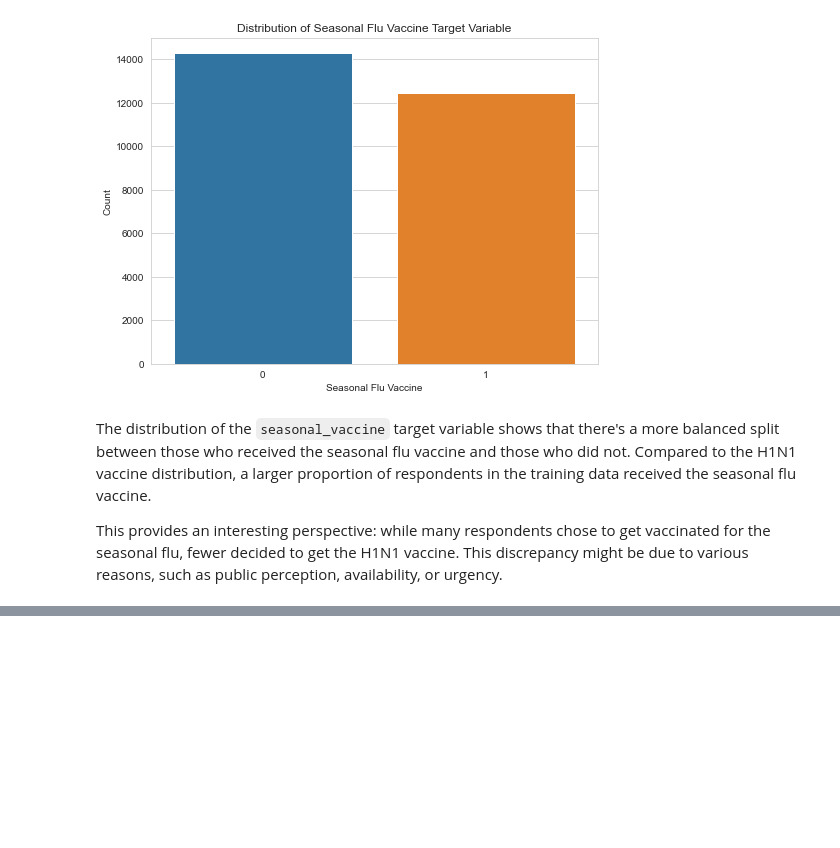
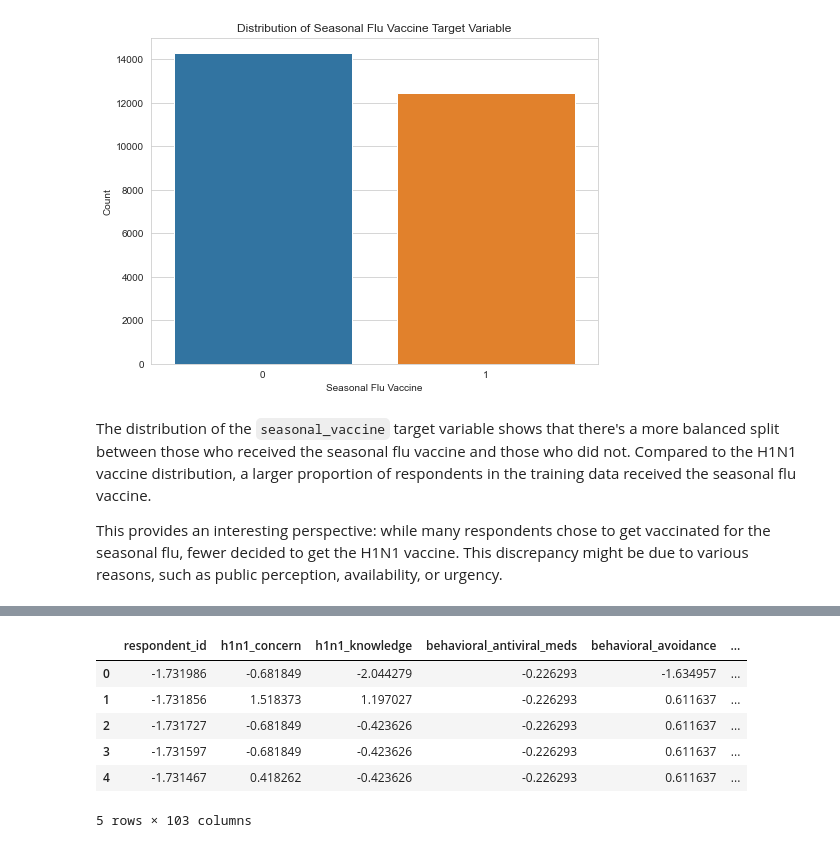
Before and after one commit to Iswana-O/Flu-Shot-Learning-Predict-H1N1-and-Seasonal-Flu-Vaccines, a Jupyter notebook: student.ipynb, the cells around one changed output, grey strips where cells are left out. Drawn from its saved outputs; the diff is of its cells as text; code cells hidden in the pictures; blank space fills up the shorter version.

```diff
--- a/student.ipynb
+++ b/student.ipynb
@@ -474,0 +519,22 @@ This provides an interesting perspective: while many respondents chose to get va
+# %%
+
+# Identifying the numerical columns
+numerical_cols = merged_data.select_dtypes(include=['int64', 'float64']).columns.tolist()
+
+# Excluding target variables from scaling
+numerical_cols = [col for col in numerical_cols if col not in ['h1n1_vaccine', 'seasonal_vaccine']]
+
+# Scaling the numerical features
+scaler = StandardScaler()
+merged_data_encoded[numerical_cols] = scaler.fit_transform(merged_data_encoded[numerical_cols])
+
+# Displaying the first few rows of the scaled dataframe
+merged_data_encoded.head()
+# %% [output]
+|  | respondent_id | h1n1_concern | h1n1_knowledge | behavioral_antiviral_meds | behavioral_avoidance | ... |
+| 0 | -1.731986 | -0.681849 | -2.044279 | -0.226293 | -1.634957 | ... |
+| 1 | -1.731856 | 1.518373 | 1.197027 | -0.226293 | 0.611637 | ... |
+| 2 | -1.731727 | -0.681849 | -0.423626 | -0.226293 | 0.611637 | ... |
+| 3 | -1.731597 | -0.681849 | -0.423626 | -0.226293 | 0.611637 | ... |
+| 4 | -1.731467 | 0.418262 | -0.423626 | -0.226293 | 0.611637 | ... |
+5 rows × 103 columns
```
Also changed, not shown: parts of 4 cells of this notebook, 9 other files.
